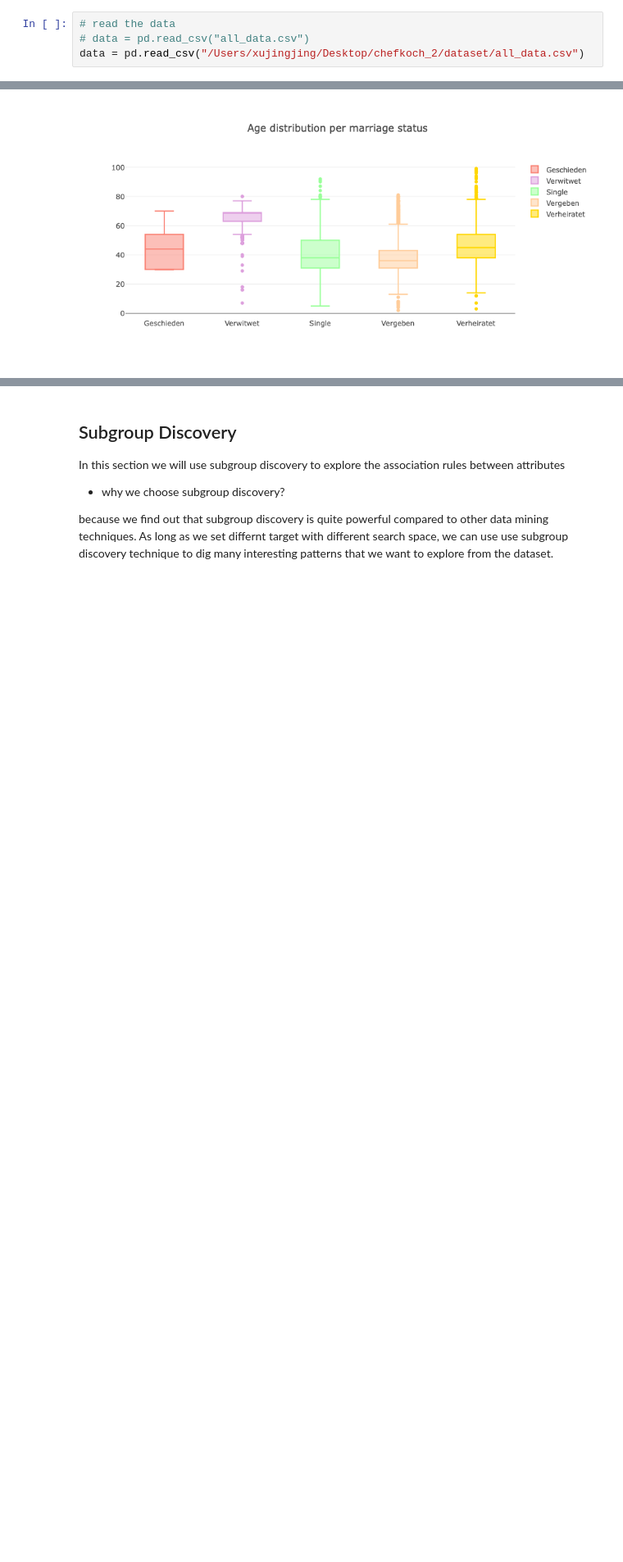
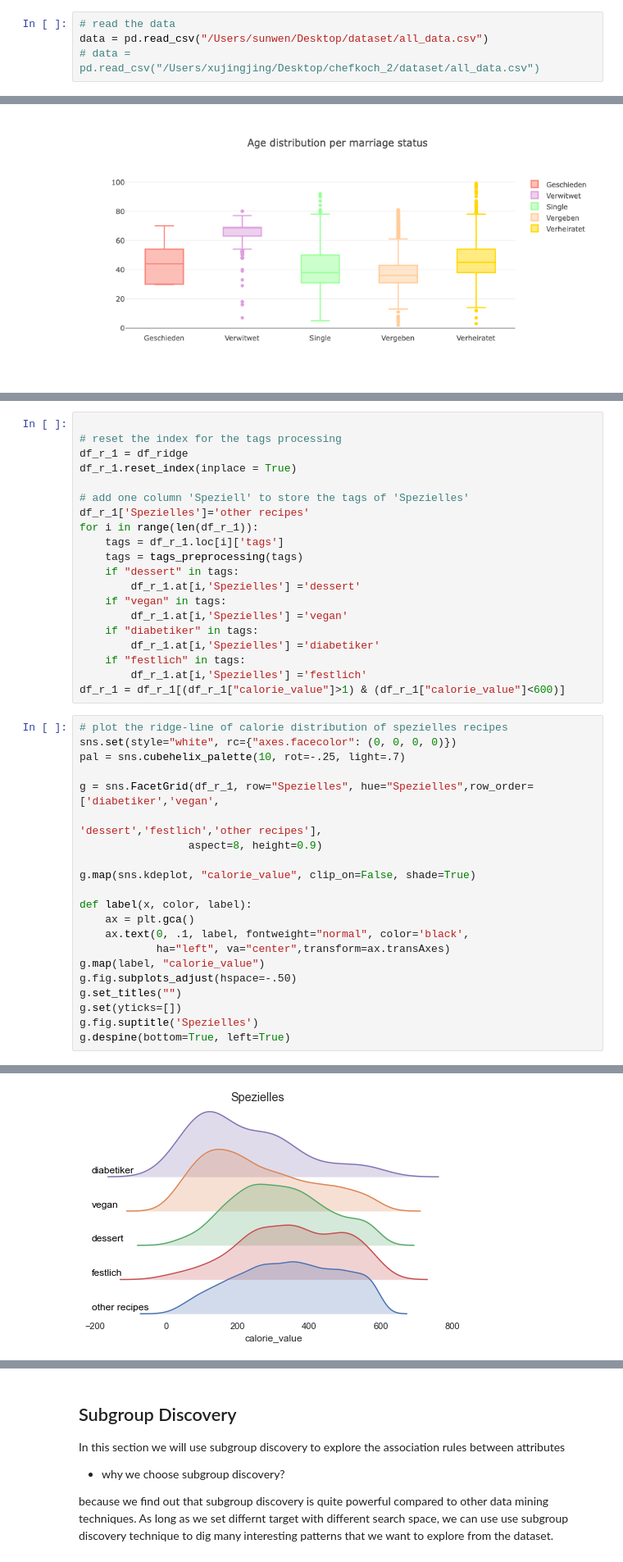
Before and after one commit to sunwen0120/Pratikum_chefkoch, a Jupyter notebook: submit code/Data analysis/Section_3&4_part1.ipynb, the cells around one changed output, grey strips where cells are left out. Shown at 82% size. Drawn from its saved outputs; the diff is of its cells as text; blank space fills up the shorter version.

```diff
--- a/submit code/Data analysis/Section_3&4_part1.ipynb
+++ b/submit code/Data analysis/Section_3&4_part1.ipynb
@@ -23,8 +26,8 @@ import functions
 ### Prepare data
 # %%
 # read the data
-# data = pd.read_csv("all_data.csv")
-data = pd.read_csv("/Users/xujingjing/Desktop/chefkoch_2/dataset/all_data.csv")
+data = pd.read_csv("/Users/sunwen/Desktop/dataset/all_data.csv")
+# data = pd.read_csv("/Users/xujingjing/Desktop/chefkoch_2/dataset/all_data.csv")
 # %%
 # extract the recipe id from recipe urls
 list_cat_no = []
@@ -244,0 +349,42 @@ iplot(fig, filename = "Box Plot Styling Outliers")
+# %%
+
+# reset the index for the tags processing
+df_r_1 = df_ridge
+df_r_1.reset_index(inplace = True)
+
+# add one column 'Speziell' to store the tags of 'Spezielles'
+df_r_1['Spezielles']='other recipes'
+for i in range(len(df_r_1)):
+    tags = df_r_1.loc[i]['tags']
+    tags = tags_preprocessing(tags)
+    if "dessert" in tags:
+        df_r_1.at[i,'Spezielles'] ='dessert'
+    if "vegan" in tags:
+        df_r_1.at[i,'Spezielles'] ='vegan'
+    if "diabetiker" in tags:
+        df_r_1.at[i,'Spezielles'] ='diabetiker'
+    if "festlich" in tags:
+        df_r_1.at[i,'Spezielles'] ='festlich'
+df_r_1 = df_r_1[(df_r_1["calorie_value"]>1) & (df_r_1["calorie_value"]<600)]
+# %%
+# plot the ridge-line of calorie distribution of spezielles recipes
+sns.set(style="white", rc={"axes.facecolor": (0, 0, 0, 0)})
+pal = sns.cubehelix_palette(10, rot=-.25, light=.7)
+
+g = sns.FacetGrid(df_r_1, row="Spezielles", hue="Spezielles",row_order=['diabetiker','vegan',
+                                                                             'dessert','festlich','other recipes'],
+                 aspect=8, height=0.9)
+
+g.map(sns.kdeplot, "calorie_value", clip_on=False, shade=True)
+
+def label(x, color, label):
+    ax = plt.gca()
+    ax.text(0, .1, label, fontweight="normal", color='black',
+            ha="left", va="center",transform=ax.transAxes)
+g.map(label, "calorie_value")
+g.fig.subplots_adjust(hspace=-.50)
+g.set_titles("")
+g.set(yticks=[])
+g.fig.suptitle('Spezielles')
+g.despine(bottom=True, left=True)
+# %% [output]
@@ -244,0 +392 @@ iplot(fig, filename = "Box Plot Styling Outliers")
+[figure, added]
```
Also changed, not shown: parts of 23 cells of this notebook.
